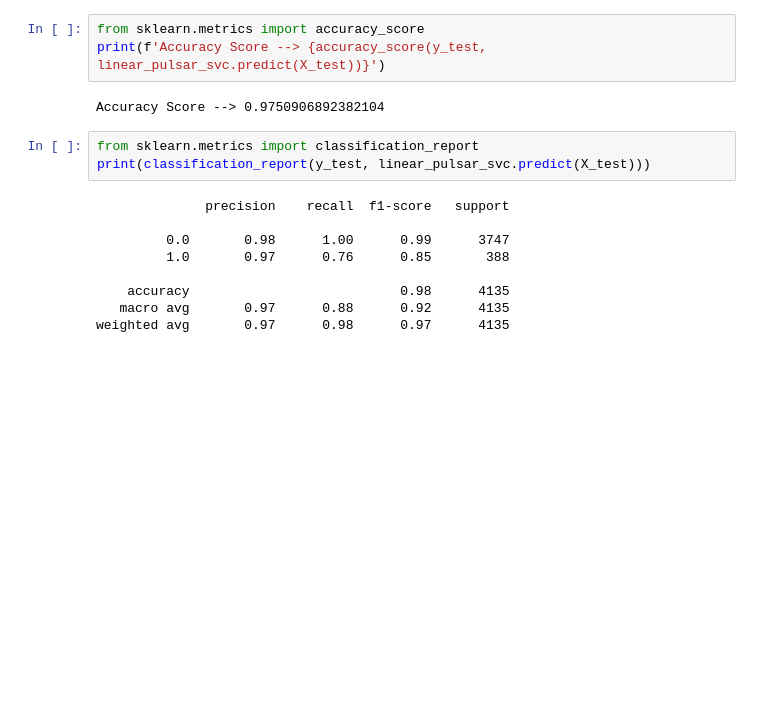
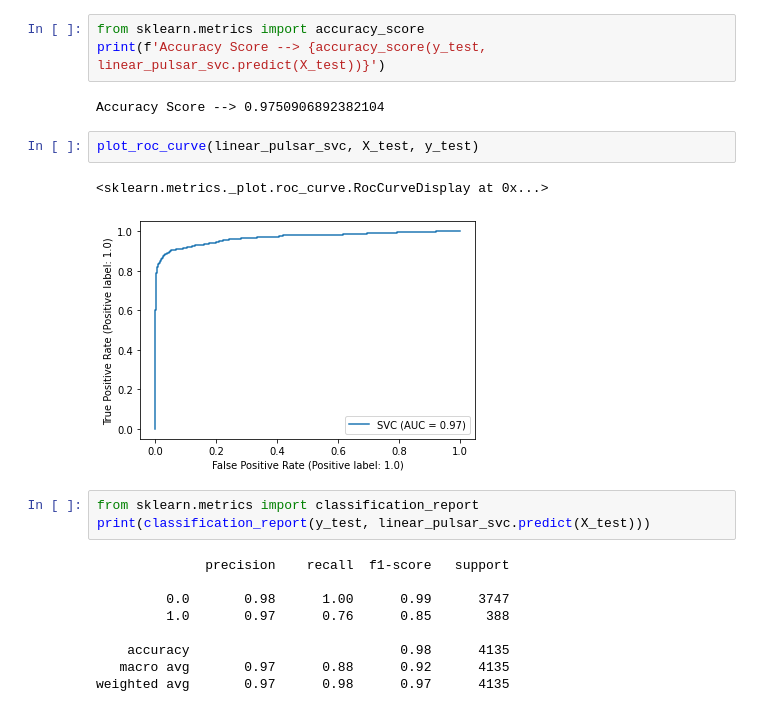
Before and after one commit to Jitensid/Data-Science-Lab-Submissions, a Jupyter notebook: Lab 8/DS_Lab_Exp_8.ipynb, the cells around one changed output. Saved outputs shown, nothing was run; the diff lists cells and outputs as text; blank space fills up the shorter version.

```diff
--- a/Lab 8/DS_Lab_Exp_8.ipynb
+++ b/Lab 8/DS_Lab_Exp_8.ipynb
@@ -544,6 +561,11 @@ from sklearn.metrics import accuracy_score
 print(f'Accuracy Score --> {accuracy_score(y_test, linear_pulsar_svc.predict(X_test))}')
 # %% [output]
 Accuracy Score --> 0.9750906892382104
+# %%
+plot_roc_curve(linear_pulsar_svc, X_test, y_test)
+# %% [output]
+<sklearn.metrics._plot.roc_curve.RocCurveDisplay at 0x...>
+[figure, added]
 # %%
 from sklearn.metrics import classification_report
 print(classification_report(y_test, linear_pulsar_svc.predict(X_test)))
```
Also changed, not shown: parts of 7 cells of this notebook.
